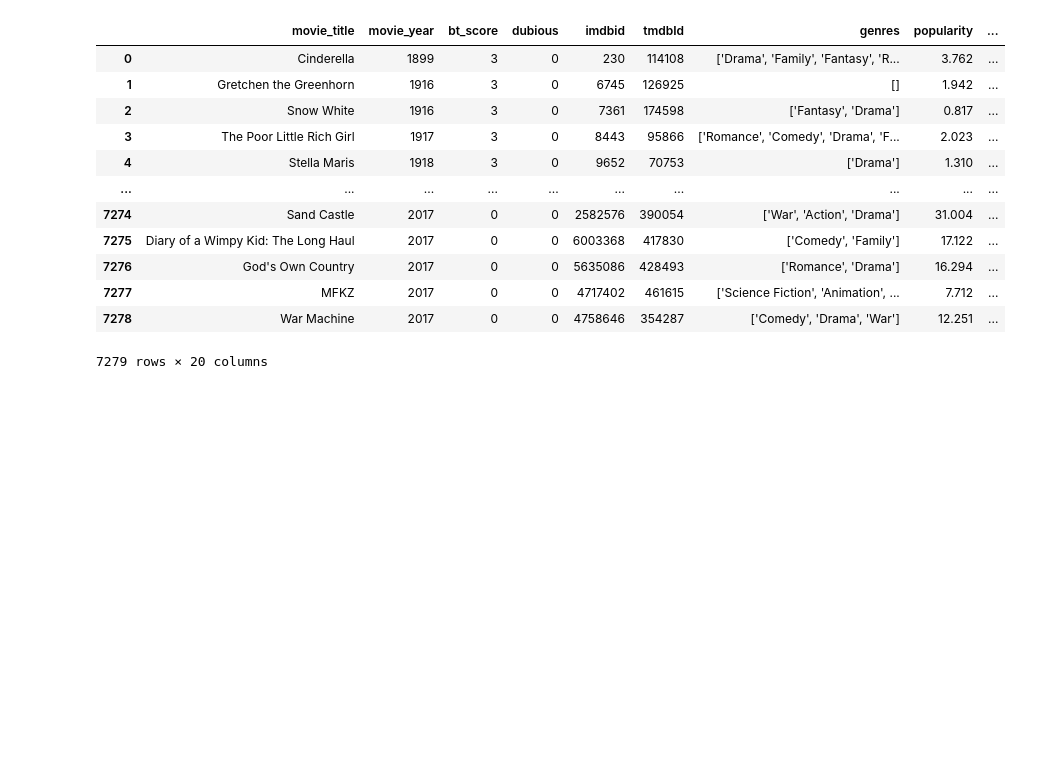
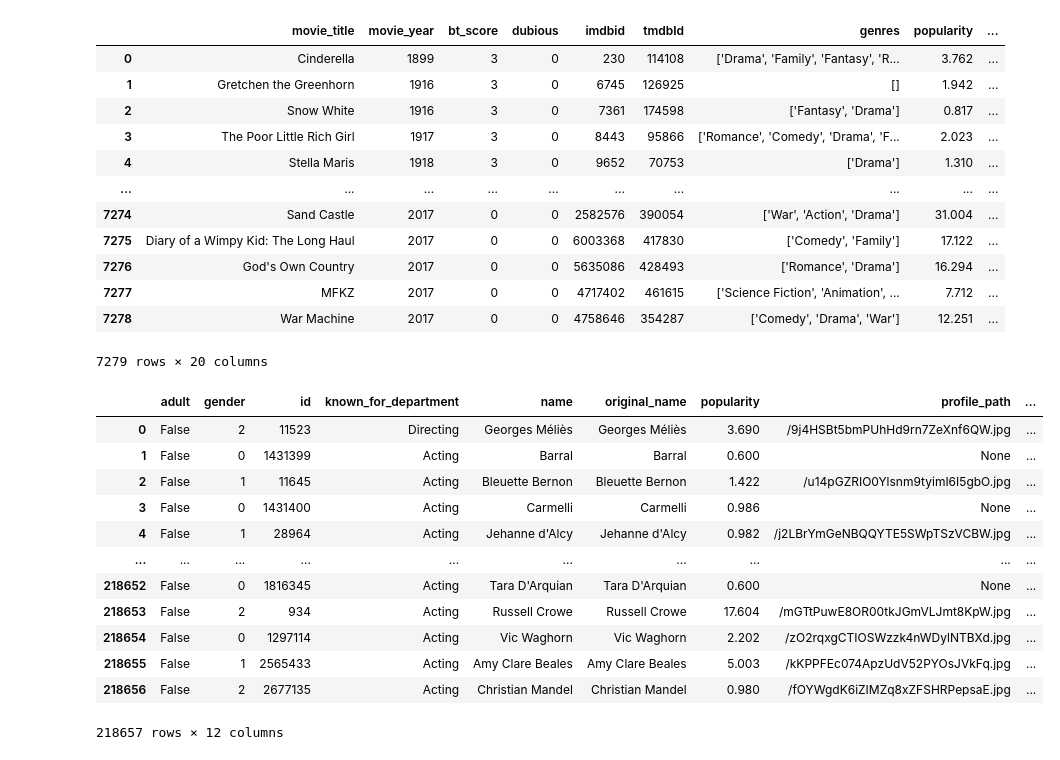
Before and after one commit to mabushelbaia/Udacity, a Jupyter notebook: Tasks.ipynb, the cells around one changed output. Cells and saved outputs as stored; diff of their text form; code cells hidden in the pictures; blank space fills up the shorter version.

```diff
--- a/Tasks.ipynb
+++ b/Tasks.ipynb
@@ -163,3 +163,23 @@ movies
 | 7277 | MFKZ | 2017 | 0 | 0 | 4717402 | 461615 | ['Science Fiction', 'Animation', ... | 7.712 | ... |
 | 7278 | War Machine | 2017 | 0 | 0 | 4758646 | 354287 | ['Comedy', 'Drama', 'War'] | 12.251 | ... |
 7279 rows × 20 columns
+# %%
+# apply the same process to the cast column
+cast = movies['cast'].apply(eval)
+cast_df = pd.DataFrame(cast)
+flattened_cast = pd.DataFrame([item for sublist in cast_df['cast'] for item in sublist])
+flattened_cast
+# %% [output]
+|  | adult | gender | id | known_for_department | name | original_name | popularity | profile_path | ... |
+| 0 | False | 2 | 11523 | Directing | Georges Méliès | Georges Méliès | 3.690 | /9j4HSBt5bmPUhHd9rn7ZeXnf6QW.jpg | ... |
+| 1 | False | 0 | 1431399 | Acting | Barral | Barral | 0.600 | None | ... |
+| 2 | False | 1 | 11645 | Acting | Bleuette Bernon | Bleuette Bernon | 1.422 | /u14pGZRIO0Ylsnm9tyimI6I5gbO.jpg | ... |
+| 3 | False | 0 | 1431400 | Acting | Carmelli | Carmelli | 0.986 | None | ... |
+| 4 | False | 1 | 28964 | Acting | Jehanne d'Alcy | Jehanne d'Alcy | 0.982 | /j2LBrYmGeNBQQYTE5SWpTSzVCBW.jpg | ... |
+| ... | ... | ... | ... | ... | ... | ... | ... | ... | ... |
+| 218652 | False | 0 | 1816345 | Acting | Tara D'Arquian | Tara D'Arquian | 0.600 | None | ... |
+| 218653 | False | 2 | 934 | Acting | Russell Crowe | Russell Crowe | 17.604 | /mGTtPuwE8OR00tkJGmVLJmt8KpW.jpg | ... |
+| 218654 | False | 0 | 1297114 | Acting | Vic Waghorn | Vic Waghorn | 2.202 | /zO2rqxgCTIOSWzzk4nWDylNTBXd.jpg | ... |
+| 218655 | False | 1 | 2565433 | Acting | Amy Clare Beales | Amy Clare Beales | 5.003 | /kKPPFEc074ApzUdV52PYOsJVkFq.jpg | ... |
+| 218656 | False | 2 | 2677135 | Acting | Christian Mandel | Christian Mandel | 0.980 | /fOYWgdK6iZIMZq8xZFSHRPepsaE.jpg | ... |
+218657 rows × 12 columns
```
Also changed, not shown: parts of 1 cell of this notebook, 1 other file.
